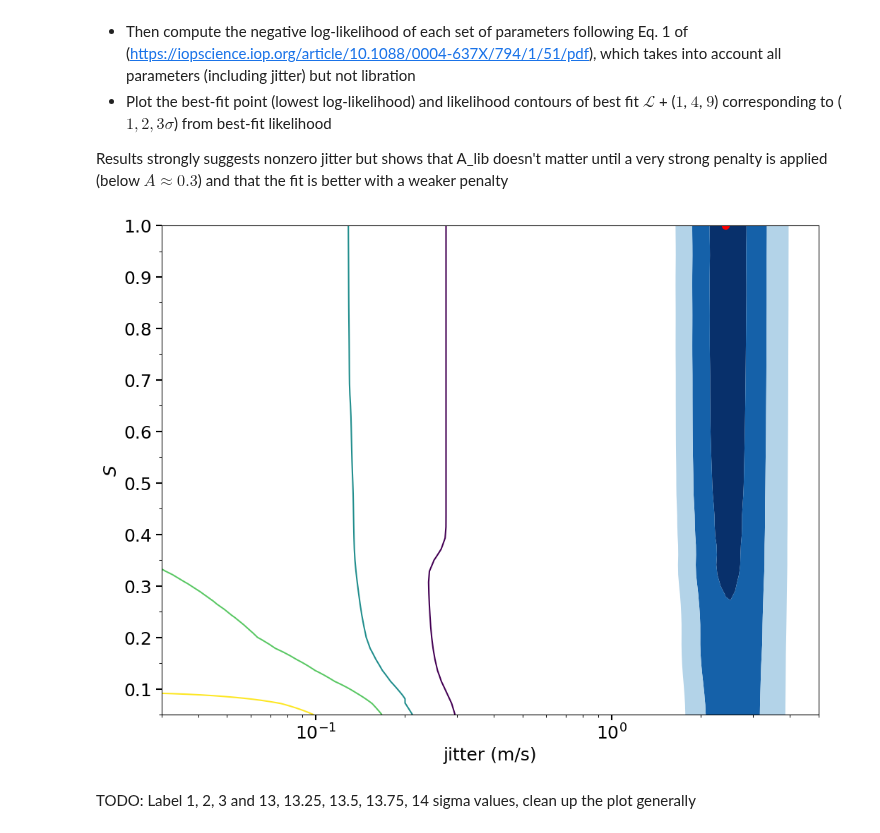
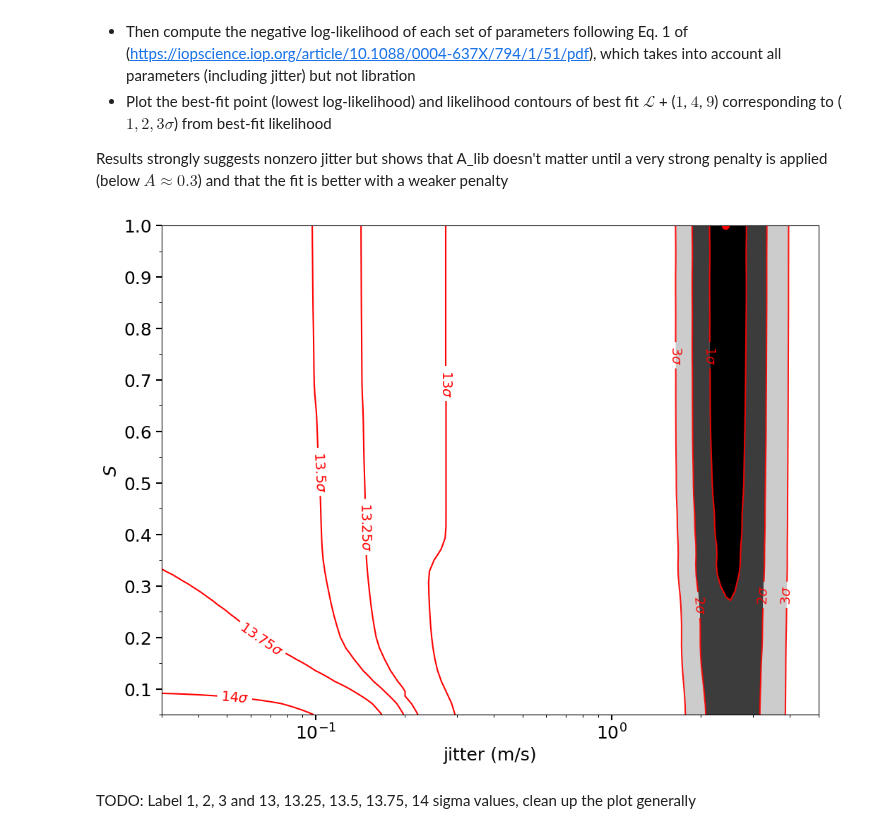
Before and after one commit to ia-chow/SURF2022, a Jupyter notebook: SURF/hd45364_jitter_sini_EDITED.ipynb, the cells around one changed output. Drawn from its saved outputs; the diff is of its cells as text; code cells hidden in the pictures.

Commit message:
finished contour plot?

```diff
--- a/SURF/hd45364_jitter_sini_EDITED.ipynb
+++ b/SURF/hd45364_jitter_sini_EDITED.ipynb
@@ -789,13 +789,21 @@ neg_log_likelihoods_02 = np.load('neg_log_likelihoods_everything_02.npy')
 neg_log_likelihoods_02_05 = np.load('neg_log_likelihoods_everything_02_05.npy')
 
 neg_log_likelihoods = scipy.ndimage.filters.gaussian_filter(neg_log_likelihoods, sigma=1.2)# [5:,:]
-neg_log_likelihoods_0_05 = scipy.ndimage.filters.gaussian_filter(np.concatenate((neg_log_likelihoods_02, neg_log_likelihoods_02_05), axis=1),
-                                                                 sigma=1.)
+
 
 # njitter_0_05, nlib_0_05 = (100, 50)
 jitters_0_05 = np.concatenate((np.linspace(0., 0.2, 50), np.linspace(0.2, 0.5, 50)))  # use 0 to 0.5 for jitter
 Alibs_0_05 = np.linspace(1.1, 0.05, 50)
 jitters_grid_0_05, Alibs_grid_0_05 = np.meshgrid(jitters_0_05, Alibs_0_05)
+neg_log_likelihoods_0_05 = scipy.ndimage.filters.gaussian_filter(np.concatenate((neg_log_likelihoods_02, neg_log_likelihoods_02_05), axis=1),
+                                                                 sigma=1.)
+# neg_log_likelihoods_0_05 = np.concatenate((scipy.ndimage.filters.gaussian_filter(neg_log_likelihoods_02, sigma=1.2),
+#                                            scipy.ndimage.filters.gaussian_filter(neg_log_likelihoods_02_05, sigma=1.2)), axis=1)
+
+# jitters_0_05 = np.linspace(0., 0.2, 50)
+# Alibs_0_05 = np.linspace(1.1, 0.05, 50)
+# jitters_grid_0_05, Alibs_grid_0_05 = np.meshgrid(jitters_0_05, Alibs_0_05)
+# neg_log_likelihoods_0_05 = scipy.ndimage.filters.gaussian_filter(neg_log_likelihoods_02, sigma=1.)
 
 # min_likelihood = 144.46
 min_likelihood = np.min(neg_log_likelihoods)
@@ -808,39 +816,54 @@ levels = [min_likelihood + 1, min_likelihood + 4, min_likelihood + 9]
 # levels = [min_likelihood + 1, min_likelihood + 4, min_likelihood + 9,
 #                             min_likelihood + 16, min_likelihood + 25, min_likelihood + 36,
 #                             min_likelihood + 49, min_likelihood + 64, min_likelihood + 81,
 #                             min_likelihood + 100]
-levels2 = [min_likelihood + 169, min_likelihood + 13.5 ** 2, min_likelihood + 13.75 ** 2, min_likelihood + 196]
+levels2 = [min_likelihood + 13. ** 2, min_likelihood + 13.45 ** 2, min_likelihood + 13.6 ** 2,
+           min_likelihood + 13.75 ** 2, min_likelihood + 14. ** 2]
 
 
 # locations of contour labels
 manual_locations = [(2.4, 0.7), (1.7, 0.6), (2.0, 0.6), (3.3, 0.6), (3.9, 0.6)]
 
 # plotting
 fig_, ax = plt.subplots(nrows=1, ncols=1, figsize = (12, 9), dpi=100)
-fig = plt.contourf(jitters_grid, Alibs_grid, neg_log_likelihoods, levels = levels, cmap=plt.get_cmap('Blues_r'), alpha=1.,
+plt.xscale('log')
+fig = plt.contourf(jitters_grid, Alibs_grid, neg_log_likelihoods, levels = levels, cmap=plt.get_cmap('Greys_r'), alpha=1.,
                    antialiased=True, extend='min', label='negative log likelihoods')
-fig2 = plt.contour(jitters_grid_0_05, Alibs_grid_0_05, neg_log_likelihoods_0_05, levels = levels2, cmap='viridis')
+
+fig = plt.contour(jitters_grid, Alibs_grid, neg_log_likelihoods, levels = levels, colors = 'r', alpha = 0.9, antialiased=True)
+fig2 = plt.contour(jitters_grid_0_05, Alibs_grid_0_05, neg_log_likelihoods_0_05, levels = levels2, colors='r')
 # fig3 = plt.contour(jitters_grid_02, Alibs_grid_02, neg_log_likelihoods_02, levels = levels2)
 # fig2 = plt.contour(jitters_grid_05, Alibs_grid_05, neg_log_likelihoods_05, levels = [396, 397, 397.5])
 plt.scatter(jitters_grid[min_likelihood_index], Alibs_grid[min_likelihood_index], label = 'Best fit', color='red', s=50)
 # plt.annotate(f'{np.round(min_likelihood, 2)}', xy=(jitters_grid[min_likelihood_index], Alibs_grid[min_likelihood_index]),
 #               xycoords='data', textcoords='axes fraction', xytext=(0.45, 0.95), color='red')
 plt.xlabel('jitter (m/s)'), plt.ylabel(r'$S$')
 # plt.clabel(fig, inline=True, fontsize=28, colors='k')#, manual=manual_locations)
-# plt.clabel(fig2, inline=True, fontsize=12)
+
+low_fmt = {}
+high_fmt = {}
+strs_low = [r'$13\sigma$', r'$13.25\sigma$', r'$13.5\sigma$', r'$13.75\sigma$', r'$14\sigma$']
+strs_high = [r'$1\sigma$', r'$2\sigma$', r'$3\sigma$']
+for l, s in zip(levels2, strs_low):
+    low_fmt[l] = s
+for l, s in zip(levels, strs_high):
+    high_fmt[l] = s
+
+# Basic contour plot
 # plt.clabel(fig3, inline=True, fontsize=14)
 # yticks
 plt.tick_params('both', length=6, width=1.5, which='major')
 plt.tick_params('both', length=3, width=0.75, which='minor')
 ax.yaxis.set_major_locator(MultipleLocator(0.1))
 ax.yaxis.set_minor_locator(MultipleLocator(0.05))
-plt.xscale('log')
 plt.xlim(left=3e-2)
 plt.ylim(top=1.)
+plt.clabel(fig, inline=True, fmt=high_fmt, fontsize=14)
+plt.clabel(fig2, inline=True, fmt=low_fmt, fontsize=14)
 # plt.legend(loc='upper right')
 plt.savefig('2021_fall-2022_winter/paper_figures/Alib_jitter_sini_contour_05_5.png')#, fmt='png')
 # %% [output]
-[figure, old version]
+[figure, new version]
 # %% [markdown]
 TODO: Label 1, 2, 3 and 13, 13.25, 13.5, 13.75, 14 sigma values, clean up the plot generally
 # %%
```
Also changed, not shown: 1 other file.
